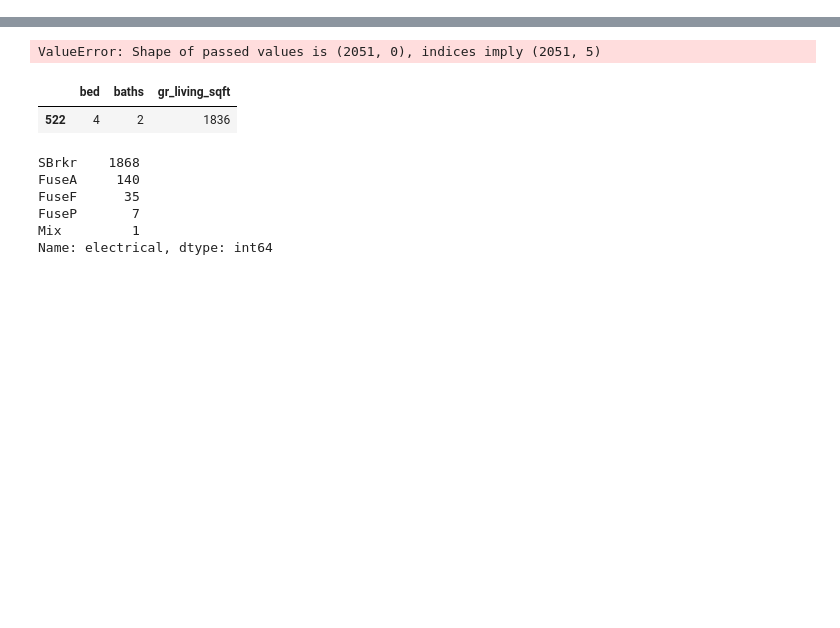
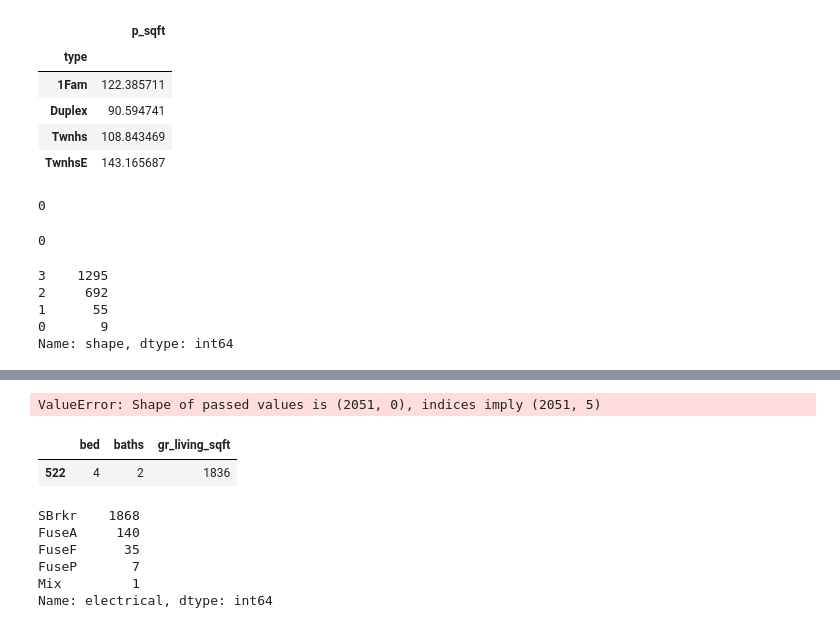
Before and after one commit to woodstockwins/1213-iris, a Jupyter notebook: projects/project-2-master/1_p2_simple_models.ipynb, the cells around one changed output, grey strips where cells are left out. Saved outputs shown, nothing was run; the diff lists cells and outputs as text; code cells hidden in the pictures; blank space fills up the shorter version.

```diff
--- a/projects/project-2-master/1_p2_simple_models.ipynb
+++ b/projects/project-2-master/1_p2_simple_models.ipynb
@@ -375,0 +623,9 @@ memory usage: 320.6+ KB
+# %%
+data_local[['type', 'p_sqft']].groupby('type').mean()
+# %% [output]
+|  | p_sqft |
+| type |  |
+| 1Fam | 122.385711 |
+| Duplex | 90.594741 |
+| Twnhs | 108.843469 |
+| TwnhsE | 143.165687 |
@@ -376,3 +636,19 @@ memory usage: 320.6+ KB
+# %%
+data_local['slope'].isna().sum()
+# %% [output]
+0
+# %%
+data_testing['slope'].isna().sum()
+# %% [output]
+0
+# %%
+data_local['shape'].value_counts()
+# %% [output]
+3    1295
+2     692
+1      55
+0       9
+Name: shape, dtype: int64
 # %%
 data_testing['ms_zoning'].value_counts()
 # %% [output]
```
Also changed, not shown: parts of 18 cells of this notebook.
